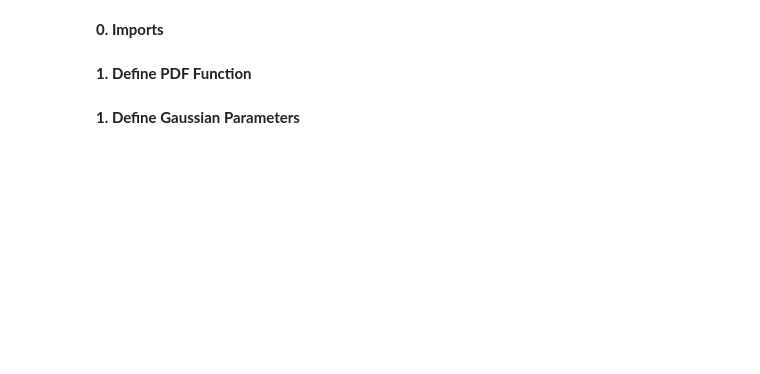
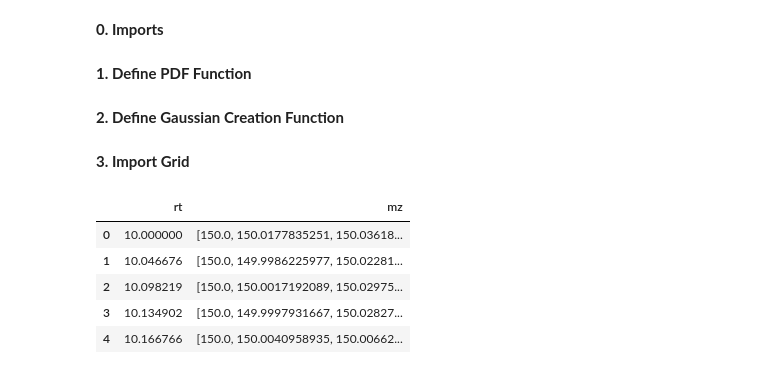
Before and after one commit to VictorGiuPer/PeakSeparationThesis, a Jupyter notebook: GenData/step2_peaks.ipynb, the cells around one changed output. Saved outputs shown, nothing was run; the diff lists cells and outputs as text; code cells hidden in the pictures; blank space fills up the shorter version.

```diff
--- a/GenData/step2_peaks.ipynb
+++ b/GenData/step2_peaks.ipynb
@@ -14,4 +14,6 @@ def gaussian_pdf(rt, mz_array, center_rt, center_mz, sigma_rt, sigma_mz, amplitu
     mz_gauss = np.exp(-0.5 * ((mz_array - center_mz) / sigma_mz) ** 2)
     intensity = amplitude * rt_gauss * mz_gauss
     return intensity
+# %% [markdown]
+**2. Define Gaussian Creation Function**
 # %%
@@ -56,16 +55,20 @@ def create_grid_with_gaussian(rt_axis: pd.Series, mz_axis: pd.Series, peak_param
 
     return intensity_df
 # %% [markdown]
-**1. Define Gaussian Parameters**
+**3. Import Grid**
 # %%
+# Import JSON Grid
 grid = pd.read_json("grid.json")
 
+# Define Axes
 rt_axis = grid["rt"]
 mz_axis = grid["mz"]
-peak_height = 25067.0
-peak_params = [
-    {"rt_center": 11.5, "mz_center": 152.1, "rt_sigma": 0.1, "mz_sigma": 0.03, "amplitude": 10000},
-    {"rt_center": 12.0, "mz_center": 153.0, "rt_sigma": 0.15, "mz_sigma": 0.025, "amplitude": 25000},
-    {"rt_center": 13.0, "mz_center": 154.5, "rt_sigma": 0.2, "mz_sigma": 0.04, "amplitude": 18000},
-    # Adding more is possible
-]
+
+grid.head()
+# %% [output]
+|  | rt | mz |
+| 0 | 10.000000 | [150.0, 150.0177835251, 150.03618... |
+| 1 | 10.046676 | [150.0, 149.9986225977, 150.02281... |
+| 2 | 10.098219 | [150.0, 150.0017192089, 150.02975... |
+| 3 | 10.134902 | [150.0, 149.9997931667, 150.02827... |
+| 4 | 10.166766 | [150.0, 150.0040958935, 150.00662... |
```
Also changed, not shown: parts of 7 cells of this notebook.
